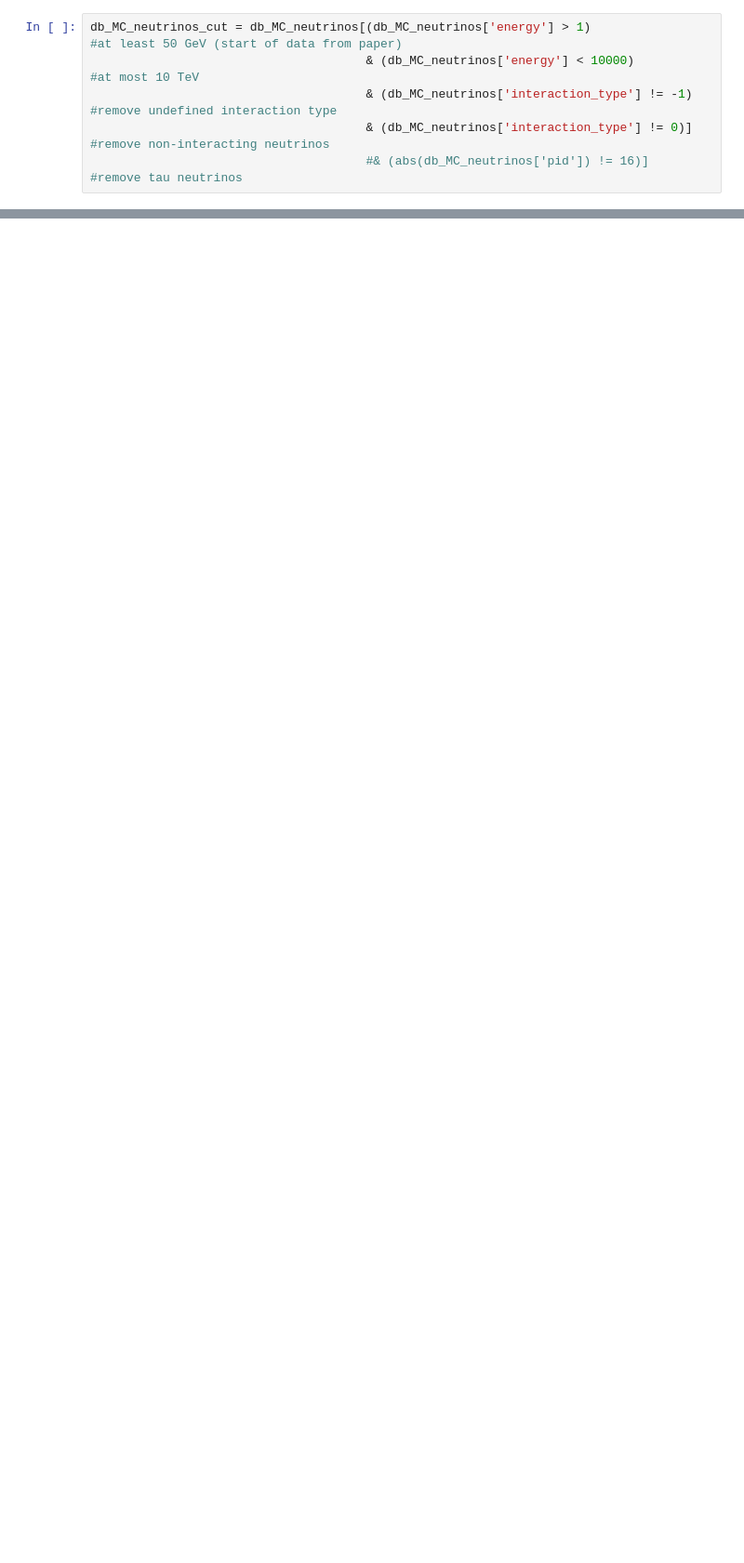
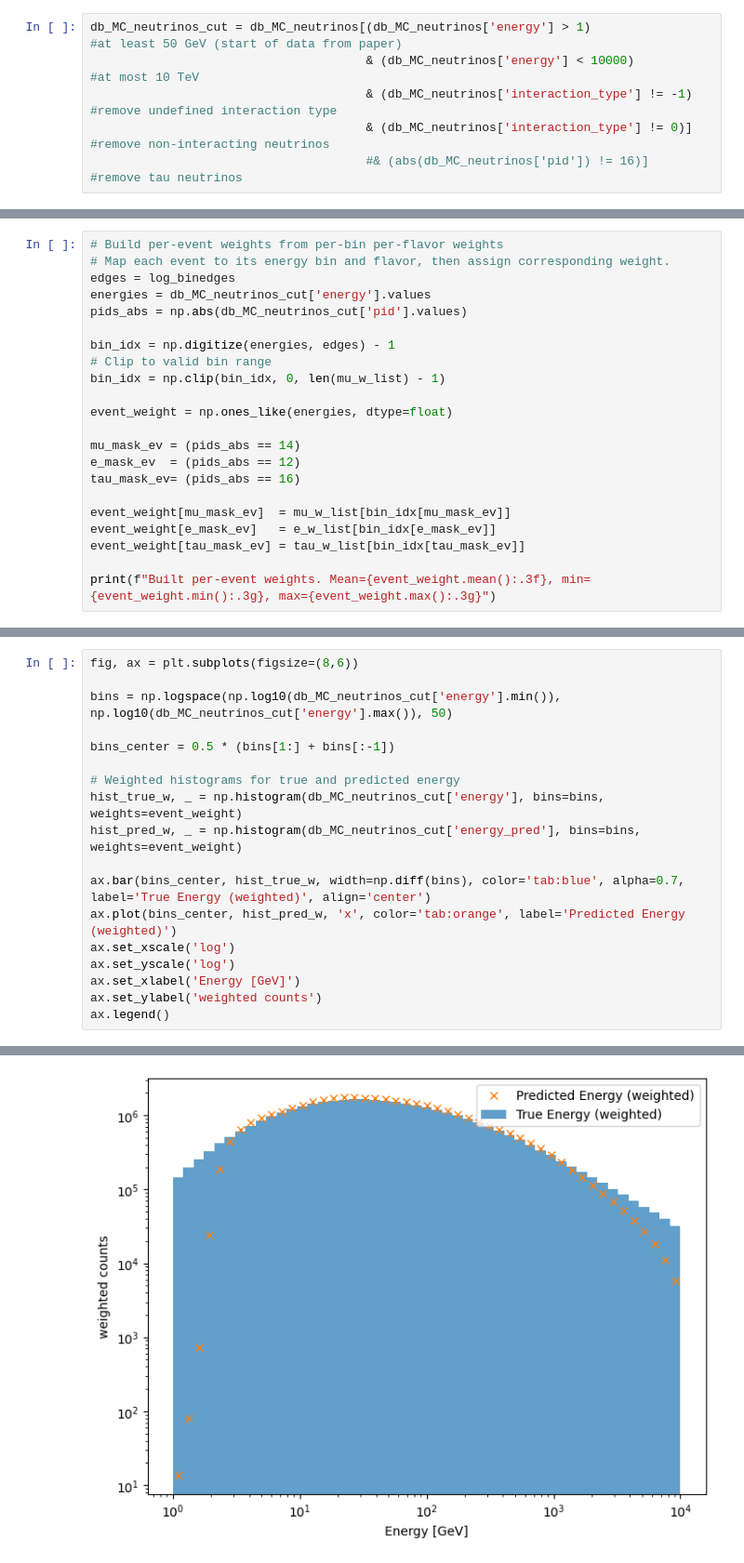
Before and after one commit to Nielsdb63/Weinberg_Angle_IceCube, a Jupyter notebook: ST.ipynb, the cells around one changed output, grey strips where cells are left out. Shown at 93% size. Cells and saved outputs as stored; diff of their text form; blank space fills up the shorter version.

```diff
--- a/ST.ipynb
+++ b/ST.ipynb
@@ -462,0 +270,22 @@ plt.show()
+# %%
+# Build per-event weights from per-bin per-flavor weights
+# Map each event to its energy bin and flavor, then assign corresponding weight.
+edges = log_binedges
+energies = db_MC_neutrinos_cut['energy'].values
+pids_abs = np.abs(db_MC_neutrinos_cut['pid'].values)
+
+bin_idx = np.digitize(energies, edges) - 1
+# Clip to valid bin range
+bin_idx = np.clip(bin_idx, 0, len(mu_w_list) - 1)
+
+event_weight = np.ones_like(energies, dtype=float)
+
+mu_mask_ev = (pids_abs == 14)
+e_mask_ev  = (pids_abs == 12)
+tau_mask_ev= (pids_abs == 16)
+
+event_weight[mu_mask_ev]  = mu_w_list[bin_idx[mu_mask_ev]]
+event_weight[e_mask_ev]   = e_w_list[bin_idx[e_mask_ev]]
+event_weight[tau_mask_ev] = tau_w_list[bin_idx[tau_mask_ev]]
+
+print(f"Built per-event weights. Mean={event_weight.mean():.3f}, min={event_weight.min():.3g}, max={event_weight.max():.3g}")
@@ -462,0 +340,19 @@ plt.show()
+# %%
+fig, ax = plt.subplots(figsize=(8,6))
+
+bins = np.logspace(np.log10(db_MC_neutrinos_cut['energy'].min()), np.log10(db_MC_neutrinos_cut['energy'].max()), 50)
+
+bins_center = 0.5 * (bins[1:] + bins[:-1])
+
+# Weighted histograms for true and predicted energy
+hist_true_w, _ = np.histogram(db_MC_neutrinos_cut['energy'], bins=bins, weights=event_weight)
+hist_pred_w, _ = np.histogram(db_MC_neutrinos_cut['energy_pred'], bins=bins, weights=event_weight)
+
+ax.bar(bins_center, hist_true_w, width=np.diff(bins), color='tab:blue', alpha=0.7, label='True Energy (weighted)', align='center')
+ax.plot(bins_center, hist_pred_w, 'x', color='tab:orange', label='Predicted Energy (weighted)')
+ax.set_xscale('log')
+ax.set_yscale('log')
+ax.set_xlabel('Energy [GeV]')
+ax.set_ylabel('weighted counts')
+ax.legend()
+# %% [output]
@@ -462,0 +360 @@ plt.show()
+[figure, added]
```
Also changed, not shown: parts of 22 cells of this notebook, 1 other file.
